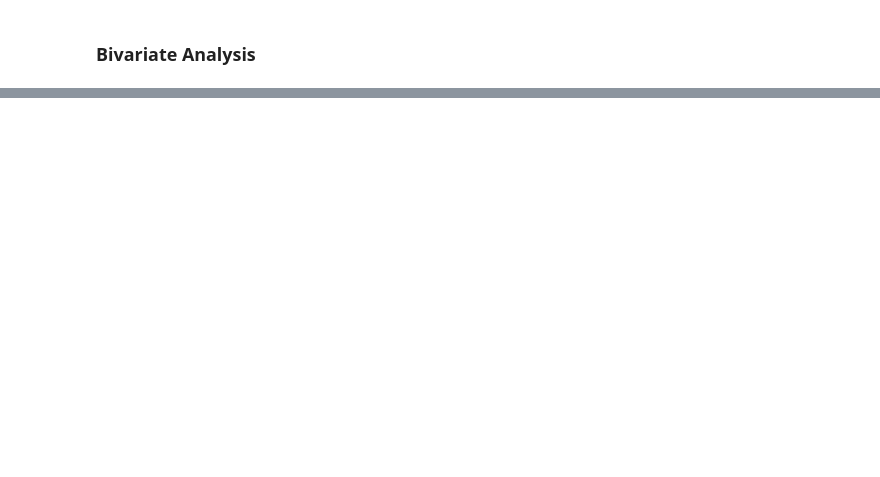
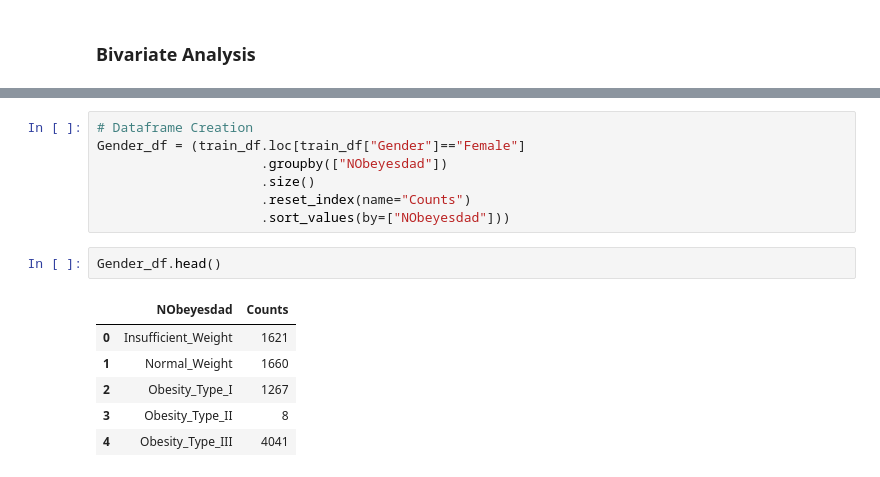
Before and after one commit to gargi-09/My-Kaggle-Work, a Jupyter notebook: Obesity-risk-EDA-classification.ipynb, the cells around one changed output, grey strips where cells are left out. Drawn from its saved outputs; the diff is of its cells as text; blank space fills up the shorter version.

Commit message:
Kaggle Notebook | Obesity Risk EDA+Classification | Version 2

```diff
--- a/Obesity-risk-EDA-classification.ipynb
+++ b/Obesity-risk-EDA-classification.ipynb
@@ -150,0 +183,16 @@ for c in col_num:
+# %%
+# Dataframe Creation
+Gender_df = (train_df.loc[train_df["Gender"]=="Female"]
+                     .groupby(["NObeyesdad"])
+                     .size()
+                     .reset_index(name="Counts")
+                     .sort_values(by=["NObeyesdad"]))
+# %%
+Gender_df.head()
+# %% [output]
+|  | NObeyesdad | Counts |
+| 0 | Insufficient_Weight | 1621 |
+| 1 | Normal_Weight | 1660 |
+| 2 | Obesity_Type_I | 1267 |
+| 3 | Obesity_Type_II | 8 |
+| 4 | Obesity_Type_III | 4041 |
```
Also changed, not shown: parts of 11 cells of this notebook.
